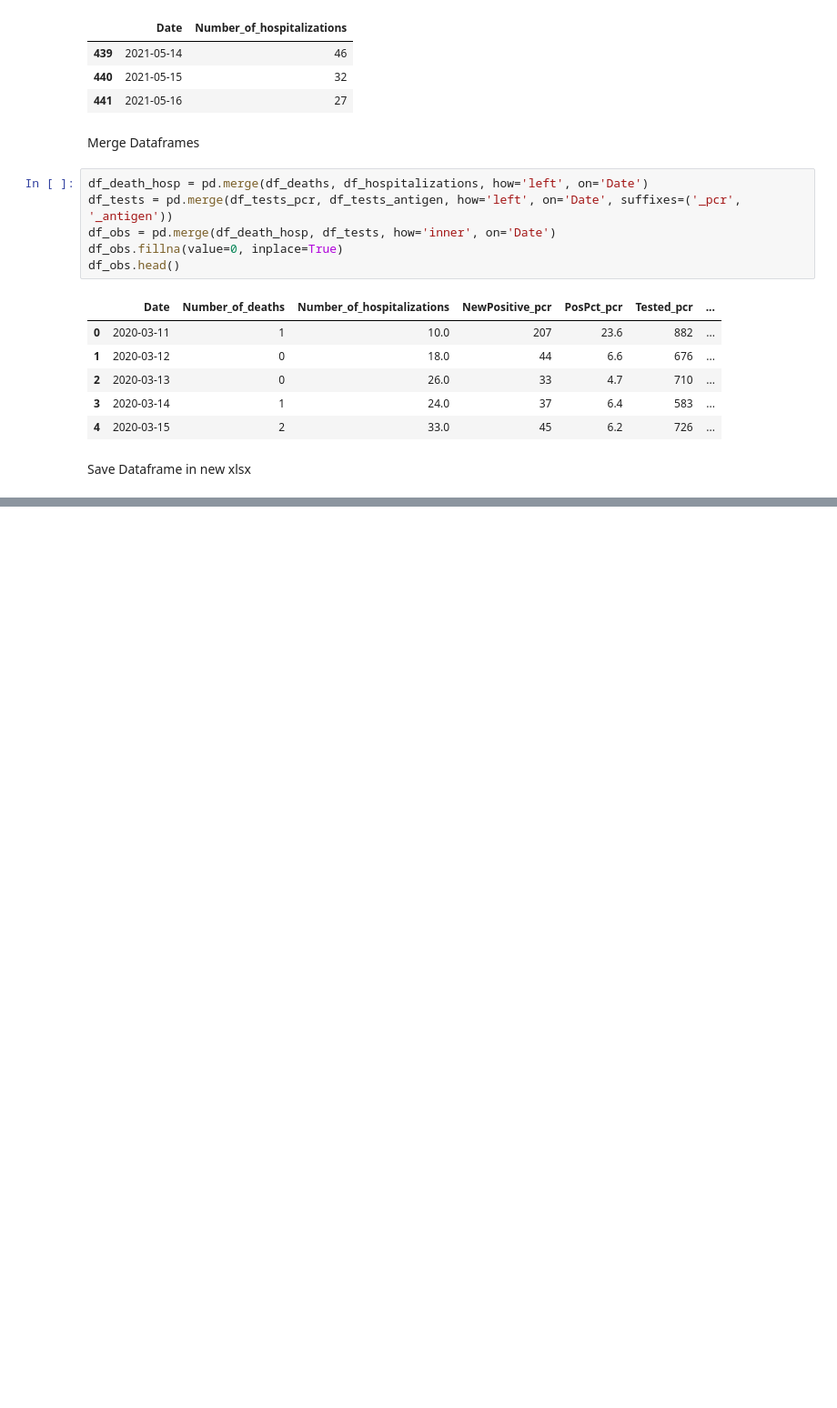
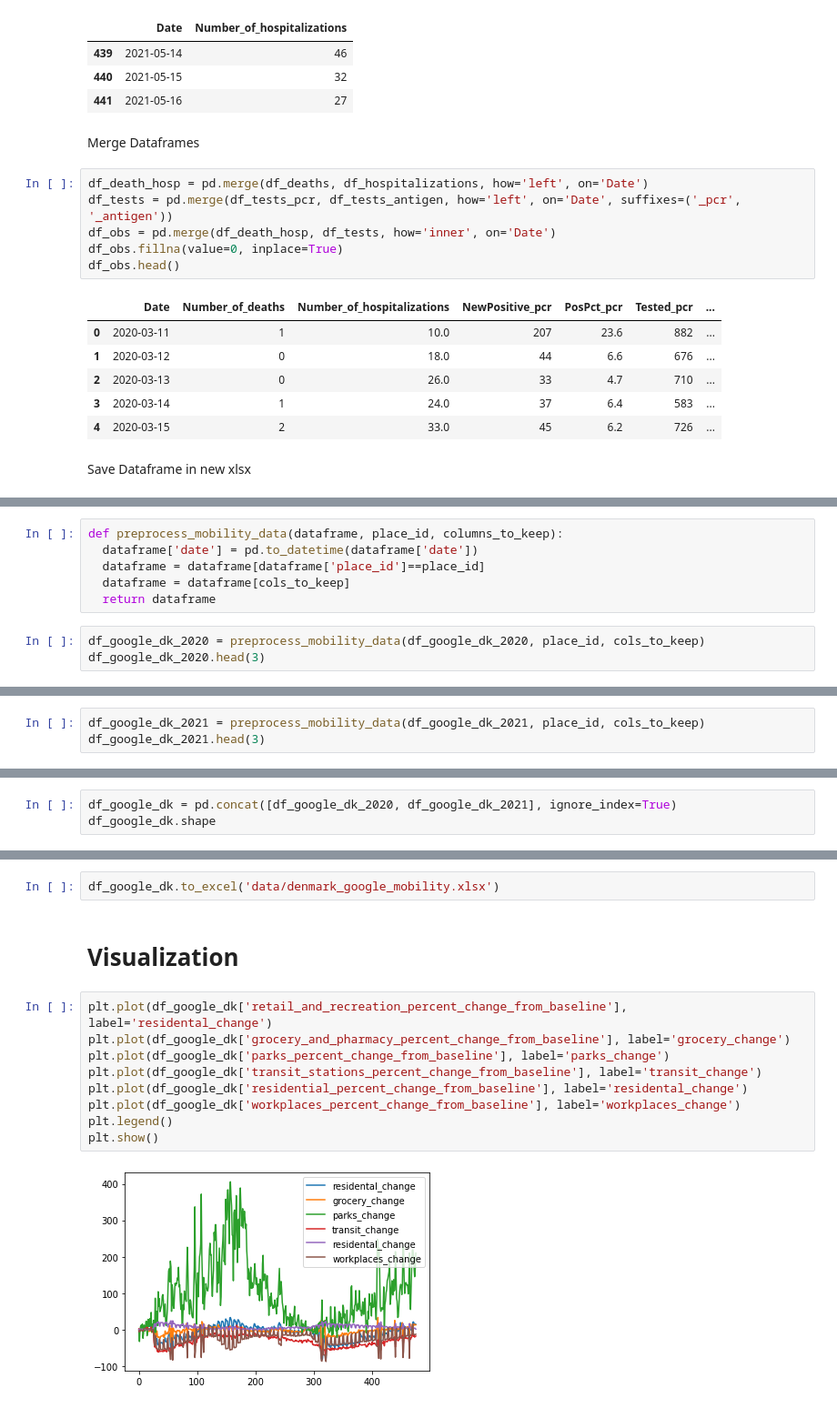
Before and after one commit to tsuehr/covid-prediction-tu, a Jupyter notebook: CovidPrediction_DataPreprocessing.ipynb, the cells around one changed output, grey strips where cells are left out. Shown: that part at 91% size. Saved outputs shown, nothing was run; the diff lists cells and outputs as text; blank space fills up the shorter version.

Commit message:
Added Google Mobility Date Preprocessing

```diff
--- a/CovidPrediction_DataPreprocessing.ipynb
+++ b/CovidPrediction_DataPreprocessing.ipynb
@@ -80,0 +111,9 @@ df_obs.to_excel('data/observations.xlsx')
+# %%
+def preprocess_mobility_data(dataframe, place_id, columns_to_keep):
+  dataframe['date'] = pd.to_datetime(dataframe['date'])
+  dataframe = dataframe[dataframe['place_id']==place_id]
+  dataframe = dataframe[cols_to_keep]
+  return dataframe
+# %%
+df_google_dk_2020 = preprocess_mobility_data(df_google_dk_2020, place_id, cols_to_keep)
+df_google_dk_2020.head(3)
@@ -80,0 +129,3 @@ df_obs.to_excel('data/observations.xlsx')
+# %%
+df_google_dk_2021 = preprocess_mobility_data(df_google_dk_2021, place_id, cols_to_keep)
+df_google_dk_2021.head(3)
@@ -80,0 +143,3 @@ df_obs.to_excel('data/observations.xlsx')
+# %%
+df_google_dk = pd.concat([df_google_dk_2020, df_google_dk_2021], ignore_index=True)
+df_google_dk.shape
@@ -80,0 +164,15 @@ df_obs.to_excel('data/observations.xlsx')
+# %%
+df_google_dk.to_excel('data/denmark_google_mobility.xlsx')
+# %% [markdown]
+# Visualization
+# %%
+plt.plot(df_google_dk['retail_and_recreation_percent_change_from_baseline'], label='residental_change')
+plt.plot(df_google_dk['grocery_and_pharmacy_percent_change_from_baseline'], label='grocery_change')
+plt.plot(df_google_dk['parks_percent_change_from_baseline'], label='parks_change')
+plt.plot(df_google_dk['transit_stations_percent_change_from_baseline'], label='transit_change')
+plt.plot(df_google_dk['residential_percent_change_from_baseline'], label='residental_change')
+plt.plot(df_google_dk['workplaces_percent_change_from_baseline'], label='workplaces_change')
+plt.legend()
+plt.show()
+# %% [output]
+[figure, added]
```
Also changed, not shown: parts of 18 cells of this notebook, 1 other file.
